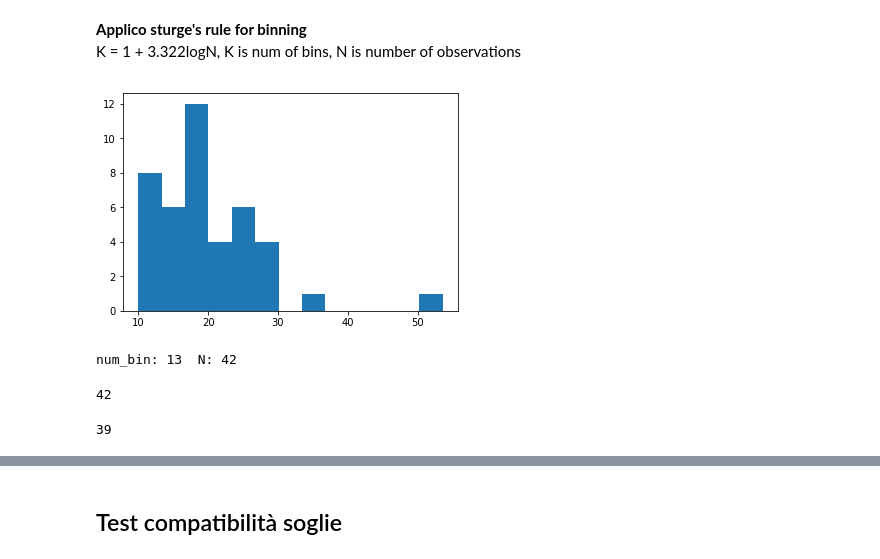
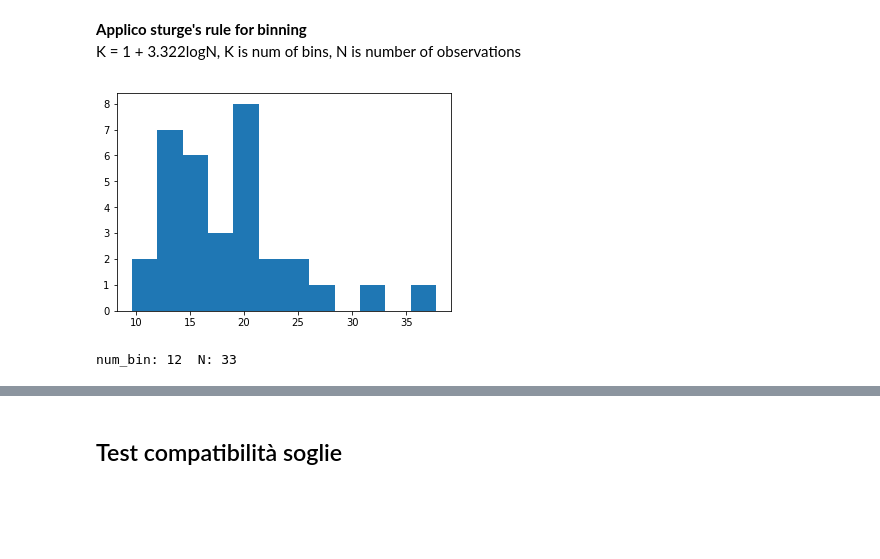
Before and after one commit to jackdeandrea/Econofisica, a Jupyter notebook: 02-metriche_rivolte_norndm.ipynb, the cells around one changed output, grey strips where cells are left out. Cells and saved outputs as stored; diff of their text form; code cells hidden in the pictures; blank space fills up the shorter version.

```diff
--- a/02-metriche_rivolte_norndm.ipynb
+++ b/02-metriche_rivolte_norndm.ipynb
@@ -239,11 +240,11 @@ rivoltini_counter = 0
 for spike in spikes_dict:
     y = spikes_dict[spike]
     x = spikes_tick_dict[spike]
-    if np.max(y)+np.sqrt(np.max(y)) >= soglia-err_soglia:
+    if np.max(y)+np.sqrt(np.max(y)) >= soglia-numero_sigma_soglia*err_soglia:
         rivolte_counter += 1
         rivolte_dict[str(rivolte_counter)+'_rivolta']=y
         tick_rivolte_dict[str(rivolte_counter)+'_rivolta']=x
-    else:
+    elif np.max(y)-numero_sigma_baseline*np.sqrt(np.max(y))>=baseline+numero_sigma_baseline*np.sqrt(baseline):
         rivoltini_counter += 1
         rivoltini_dict[str(rivoltini_counter)+'_rivolta']=y
         tick_rivoltini_dict[str(rivoltini_counter)+'_rivolta']=x
@@ -381,3 +387,0 @@ plt.show()
-# %%
-tempi_attesa_list = sort(tempi_attesa_list)
-tempi_attesa_list = tempi_attesa_list[1:]
@@ -400,28 +401,18 @@ Media pesata e errore ampiezze: 193.81577204215463 12.953383925225083
 # %% [markdown]
 ## Epstein - Tempi attesa
 Epstein afferma nel suo articolo che la distribuzione dei tempi di attesa per una rivolta segue un andamento a legge di potenza almeno nella coda destra della distribuzione, verifichiamolo
+# %%
+b = tempi_attesa_list
 # %% [markdown]
 **Applico sturge's rule for binning**
 K = 1 + 3.322logN, K is num of bins, N is number of observations
 # %%
-N = len(tempi_attesa_list)
+N = len(b)
 K = int(1 + 3.322*np.log(N))
 # %%
-counts, bins, bars = plt.hist(tempi_attesa_list, bins=K)
+counts, bins, bars = plt.hist(b, bins=K)
 plt.show()
 print('num_bin:', K, ' N:', N)
 # %% [output]
-[figure, old version]
+[figure, new version]
-num_bin: 13  N: 42
+num_bin: 12  N: 33
-# %%
-prova = tempi_attesa_list
-prova = sort(prova)
-len(prova)
-# %% [output]
-42
-# %%
-prova = prova[:-1]
-prova = prova[2:]
-len(prova)
-# %% [output]
-39
```
Also changed, not shown: parts of 40 cells of this notebook.
